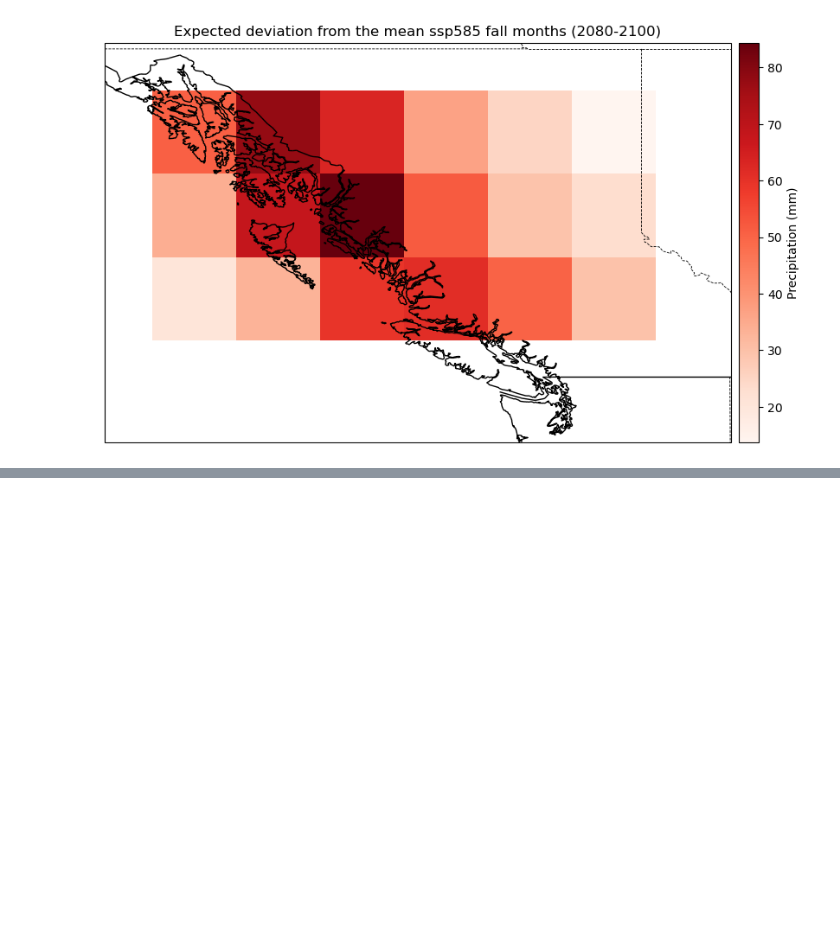
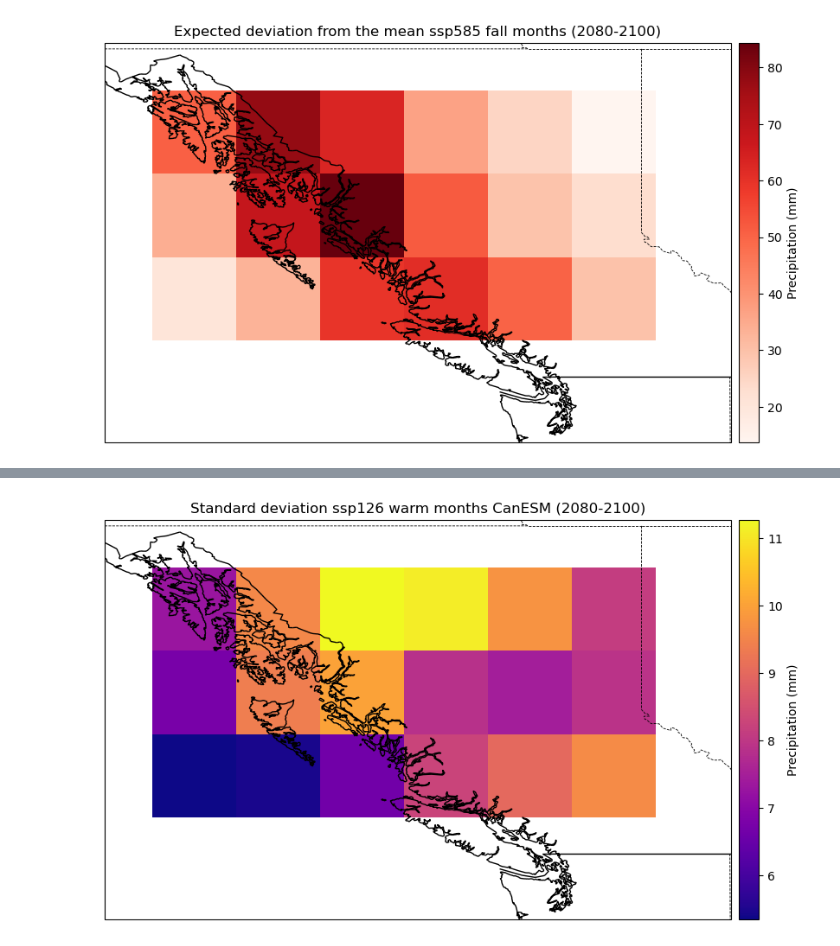
Before and after one commit to BenFarris18/Directed__Studies, a Jupyter notebook: Projected_Data.ipynb, the cells around one changed output, grey strips where cells are left out. Drawn from its saved outputs; the diff is of its cells as text; code cells hidden in the pictures; blank space fills up the shorter version.

Commit message:
added more plots to the notebook

```diff
--- a/Projected_Data.ipynb
+++ b/Projected_Data.ipynb
@@ -395,12 +395,15 @@ can_45_year = can_45.groupby('time.month').mean('time')*86400*30.4
 gis_45_year = gis_45.groupby('time.month').mean('time')*86400*30.4
 
 can_warm_45 = can_45_year.sel(month=slice(5,8)).mean('member_id')
+can_warm_45_std = can_45_year.sel(month=slice(5,8)).std('member_id')
 gis_warm_45 = gis_45_year.sel(month=slice(5,8)).mean('member_id')
 
 can_fall_45 = can_45_year.sel(month=slice(9,12)).mean('member_id')
+can_fall_45_std = can_45_year.sel(month=slice(9,12)).std('member_id')
 gis_fall_45 = gis_45_year.sel(month=slice(9,12)).mean('member_id')
 
 can_cold_45 = can_45_year.sel(month=slice(1,4)).mean('member_id')
+can_cold_45_std = can_45_year.sel(month=slice(1,4)).std('member_id')
 gis_cold_45 = gis_45_year.sel(month=slice(1,4)).mean('member_id')
 
 #ssp126
@@ -413,14 +416,20 @@ had_26_year = had_26_year.groupby('time.month').mean('time')*86400*30.4
 gis_26_year = gis_26_year.groupby('time.month').mean('time')*86400*30.4
 
 can_warm_26 = can_26_year.sel(month=slice(5,8)).mean('member_id')
+can_warm_26_std = can_26_year.sel(month=slice(5,8)).std('member_id')
+
 had_warm_26 = had_26_year.sel(month=slice(5,8)).mean('member_id')
 gis_warm_26 = gis_26_year.sel(month=slice(5,8)).mean('member_id')
 
 can_fall_26 = can_26_year.sel(month=slice(9,12)).mean('member_id')
+can_fall_26_std = can_26_year.sel(month=slice(9,12)).std('member_id')
+
 had_fall_26 = had_26_year.sel(month=slice(9,12)).mean('member_id')
 gis_fall_26 = gis_26_year.sel(month=slice(9,12)).mean('member_id')
 
 can_cold_26 = can_26_year.sel(month=slice(1,4)).mean('member_id')
+can_cold_26_std = can_26_year.sel(month=slice(1,4)).std('member_id')
+
 had_cold_26 = had_26_year.sel(month=slice(1,4)).mean('member_id')
 gis_cold_26 = gis_26_year.sel(month=slice(1,4)).mean('member_id')
 
@@ -430,12 +439,15 @@ can_70_year = can_70.groupby('time.month').mean('time')*86400*30.4
 gis_70_year = gis_70.groupby('time.month').mean('time')*86400*30.4
 
 can_warm_70 = can_70_year.sel(month=slice(5,8)).mean('member_id')
+can_warm_70_std = can_70_year.sel(month=slice(5,8)).std('member_id')
 gis_warm_70 = gis_70_year.sel(month=slice(5,8)).mean('member_id')
 
 can_fall_70 = can_70_year.sel(month=slice(9,12)).mean('member_id')
+can_fall_70_std = can_70_year.sel(month=slice(9,12)).std('member_id')
 gis_fall_70 = gis_70_year.sel(month=slice(9,12)).mean('member_id')
 
 can_cold_70 = can_70_year.sel(month=slice(1,4)).mean('member_id')
+can_cold_70_std = can_70_year.sel(month=slice(1,4)).std('member_id')
 gis_cold_70 = gis_70_year.sel(month=slice(1,4)).mean('member_id')
 # %% [markdown]
 ## Calculating and plotting warm month differences
@@ -741,0 +773,21 @@ ax.title.set_text("Expected deviation from the mean ssp126 fall months (2080-210
+# %%
+std_can_26_w = can_warm_26_std.mean('month')
+map = std_can_26_w
+
+fig = plt.figure(1, figsize=[12,6])
+
+ax = plt.subplot(1, 1, 1, projection=ccrs.PlateCarree())
+ax.coastlines()
+ax.add_feature(cartopy.feature.BORDERS, linestyle='-', alpha=1)
+ax.set_extent([-138, -117, 46.8, 60.2])
+
+resol = '50m'
+
+provinc_bodr = cartopy.feature.NaturalEarthFeature(category='cultural',
+    name='admin_1_states_provinces_lines', scale=resol, facecolor='none', edgecolor='k')
+ax.add_feature(provinc_bodr, linestyle='--', linewidth=0.6, edgecolor="k", zorder=10)
+
+map.pr.plot(ax=ax, cmap='plasma', cbar_kwargs={'label': "Precipitation (mm)", 'pad':0.01})
+ax.title.set_text("Standard deviation ssp126 warm months CanESM (2080-2100)")
+# %% [output]
+[figure, added]
```
Also changed, not shown: parts of 16 cells of this notebook, 1 other file.
